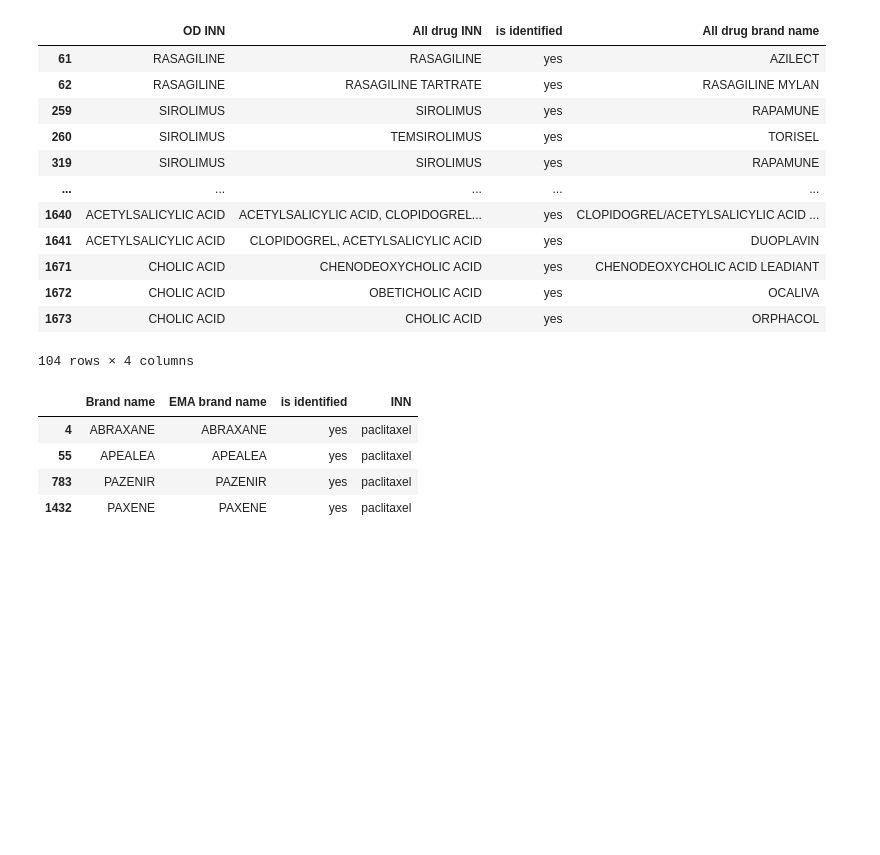
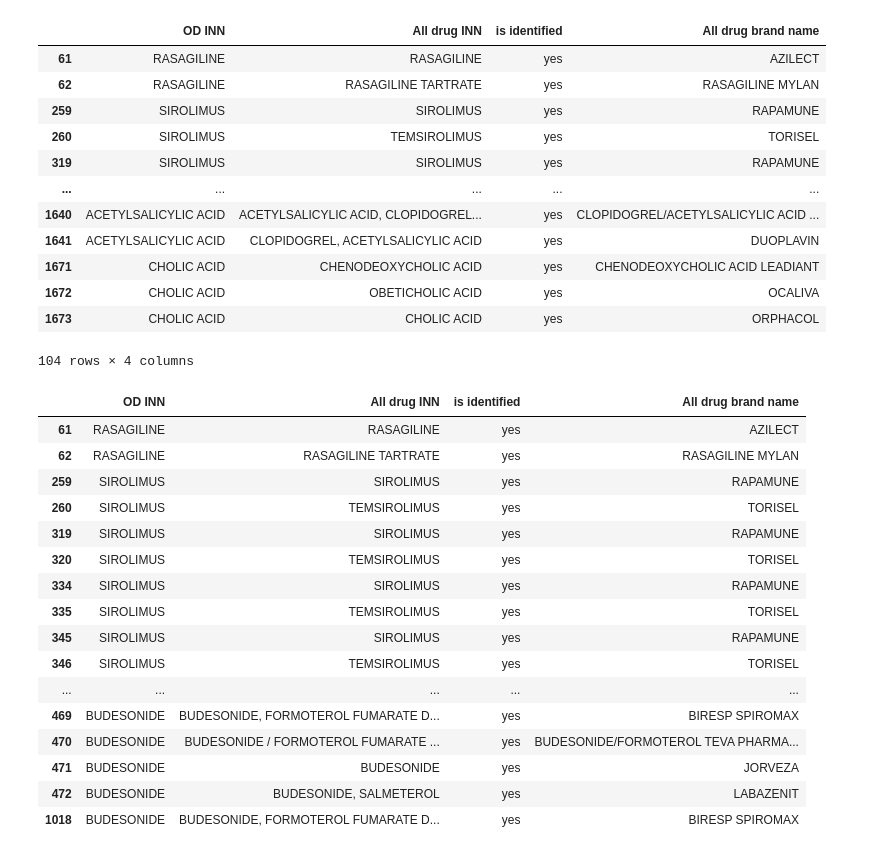
Before and after one commit to DavAug/euod, a Jupyter notebook: analysis/ec_all_drugs.ipynb, the cells around one changed output. Cells and saved outputs as stored; diff of their text form; code cells hidden in the pictures; blank space fills up the shorter version.

```diff
--- a/analysis/ec_all_drugs.ipynb
+++ b/analysis/ec_all_drugs.ipynb
@@ -541,12 +558,23 @@ double_matches
 | 1672 | CHOLIC ACID | OBETICHOLIC ACID | yes | OCALIVA |
 | 1673 | CHOLIC ACID | CHOLIC ACID | yes | ORPHACOL |
 104 rows × 4 columns
-# %%
-mask = matched_drugs['INN'] == 'paclitaxel'
-matched_drugs[mask]
-# %% [output]
-|  | Brand name | EMA brand name | is identified | INN |
-| 4 | ABRAXANE | ABRAXANE | yes | paclitaxel |
-| 55 | APEALEA | APEALEA | yes | paclitaxel |
-| 783 | PAZENIR | PAZENIR | yes | paclitaxel |
-| 1432 | PAXENE | PAXENE | yes | paclitaxel |
+# %%
+double_matches.iloc[:50]
+# %% [output]
+|  | OD INN | All drug INN | is identified | All drug brand name |
+| 61 | RASAGILINE | RASAGILINE | yes | AZILECT |
+| 62 | RASAGILINE | RASAGILINE TARTRATE | yes | RASAGILINE MYLAN |
+| 259 | SIROLIMUS | SIROLIMUS | yes | RAPAMUNE |
+| 260 | SIROLIMUS | TEMSIROLIMUS | yes | TORISEL |
+| 319 | SIROLIMUS | SIROLIMUS | yes | RAPAMUNE |
+| 320 | SIROLIMUS | TEMSIROLIMUS | yes | TORISEL |
+| 334 | SIROLIMUS | SIROLIMUS | yes | RAPAMUNE |
+| 335 | SIROLIMUS | TEMSIROLIMUS | yes | TORISEL |
+| 345 | SIROLIMUS | SIROLIMUS | yes | RAPAMUNE |
+| 346 | SIROLIMUS | TEMSIROLIMUS | yes | TORISEL |
+| ... | ... | ... | ... | ... |
+| 469 | BUDESONIDE | BUDESONIDE, FORMOTEROL FUMARATE D... | yes | BIRESP SPIROMAX |
+| 470 | BUDESONIDE | BUDESONIDE / FORMOTEROL FUMARATE ... | yes | BUDESONIDE/FORMOTEROL TEVA PHARMA... |
+| 471 | BUDESONIDE | BUDESONIDE | yes | JORVEZA |
+| 472 | BUDESONIDE | BUDESONIDE, SALMETEROL | yes | LABAZENIT |
+| 1018 | BUDESONIDE | BUDESONIDE, FORMOTEROL FUMARATE D... | yes | BIRESP SPIROMAX |
```
Also changed, not shown: parts of 9 cells of this notebook, 2 other files.
